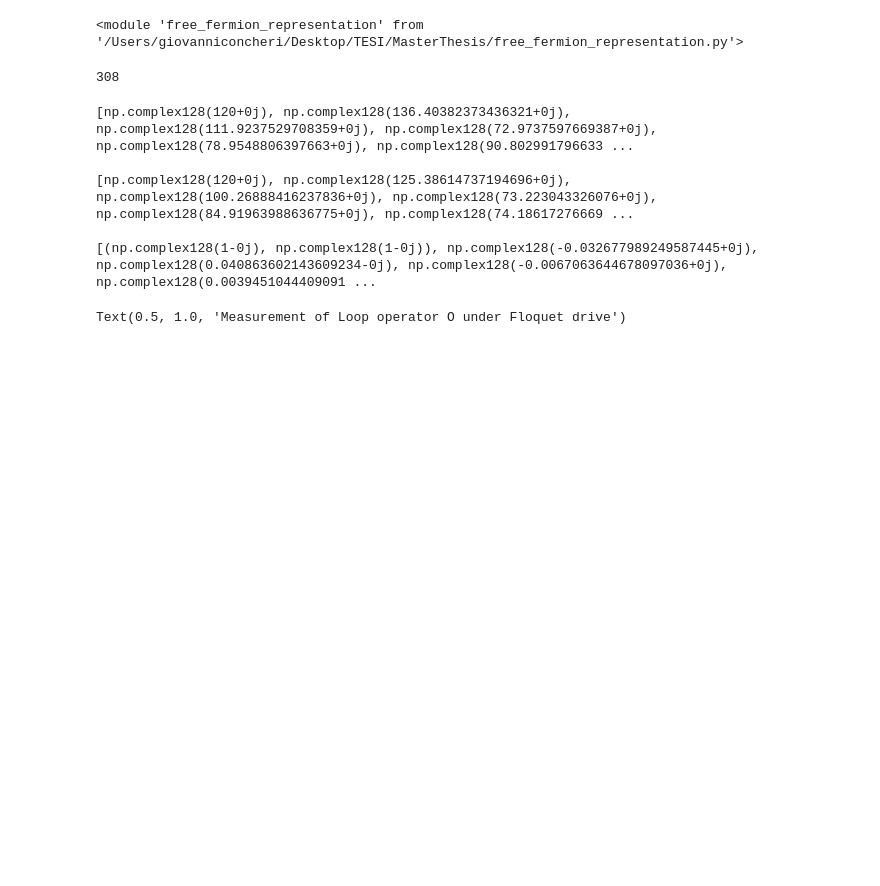
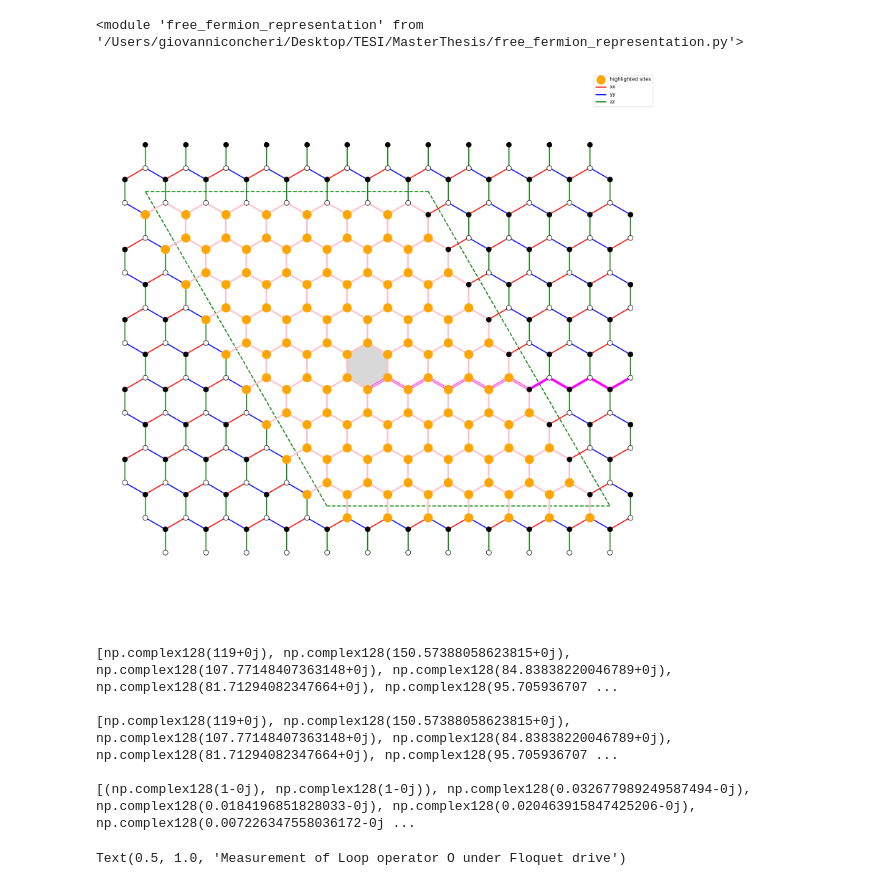
Before and after one commit to gconcheri/MasterThesis, a Jupyter notebook: fermionic_model_protrudingbonds.ipynb, the cells around one changed output. Saved outputs shown, nothing was run; the diff lists cells and outputs as text; code cells hidden in the pictures; blank space fills up the shorter version.

```diff
--- a/fermionic_model_protrudingbonds.ipynb
+++ b/fermionic_model_protrudingbonds.ipynb
@@ -141,17 +141,26 @@ importlib.reload(f)
 # %%
 model = site.SitesProtBonds(Npx=12, Npy=10, index=None)
 fgs = f.FermionicGaussianRepresentation(model)
-print(model.Nsites)
+
+prefactor, loop_indices, links_list, _ = model.get_loop()
+
+central_plaquette = model.get_anyonbonds()[1]
+
+honey.plot_honeycomb(model, plot_anyon_bonds = True,
+                    sites = loop_indices,
+                    loop = True,
+                    plaquette_site = central_plaquette,
+                    otherbonds_list= links_list)
 # %% [output]
-308
+[figure, added]
 # %%
 fgs.reset_cov_0_matrix()
 fgs.reset_cov_e_matrix()
 
 T = 0.8
 # t = T*np.pi/4.
-Rex, Rey, Rez, Re = f.floquet_operator(fgs.he_x, fgs.he_y, fgs.he_z, T)
-R0x, R0y, R0z, R0 = f.floquet_operator(fgs.h0_x, fgs.h0_y, fgs.h0_z, T)
+Rex, Rey, Rez, Re = fgs.floquet_operator_ham(T)
+R0x, R0y, R0z, R0 = fgs.floquet_operator_ham(T)
 
 N = 10
 
@@ -177,11 +186,11 @@ print(upper_sum_e)
 print()
 print(exp_value)
 # %% [output]
-[np.complex128(120+0j), np.complex128(136.40382373436321+0j), np.complex128(111.9237529708359+0j), np.complex128(72.9737597669387+0j), np.complex128(78.9548806397663+0j), np.complex128(90.802991796633 ...
+[np.complex128(119+0j), np.complex128(150.57388058623815+0j), np.complex128(107.77148407363148+0j), np.complex128(84.83838220046789+0j), np.complex128(81.71294082347664+0j), np.complex128(95.705936707 ...
 
-[np.complex128(120+0j), np.complex128(125.38614737194696+0j), np.complex128(100.26888416237836+0j), np.complex128(73.223043326076+0j), np.complex128(84.91963988636775+0j), np.complex128(74.18617276669 ...
+[np.complex128(119+0j), np.complex128(150.57388058623815+0j), np.complex128(107.77148407363148+0j), np.complex128(84.83838220046789+0j), np.complex128(81.71294082347664+0j), np.complex128(95.705936707 ...
 
-[(np.complex128(1-0j), np.complex128(1-0j)), np.complex128(-0.032677989249587445+0j), np.complex128(0.040863602143609234-0j), np.complex128(-0.0067063644678097036+0j), np.complex128(0.0039451044409091 ...
+[(np.complex128(1-0j), np.complex128(1-0j)), np.complex128(0.032677989249587494-0j), np.complex128(0.0184196851828033-0j), np.complex128(0.020463915847425206-0j), np.complex128(0.007226347558036172-0j ...
 # %%
 plt.plot(range(N), exp_value[1:], '.-', color='red')
 plt.xlabel('Floquet cycles')
```
Also changed, not shown: 9 other files.
